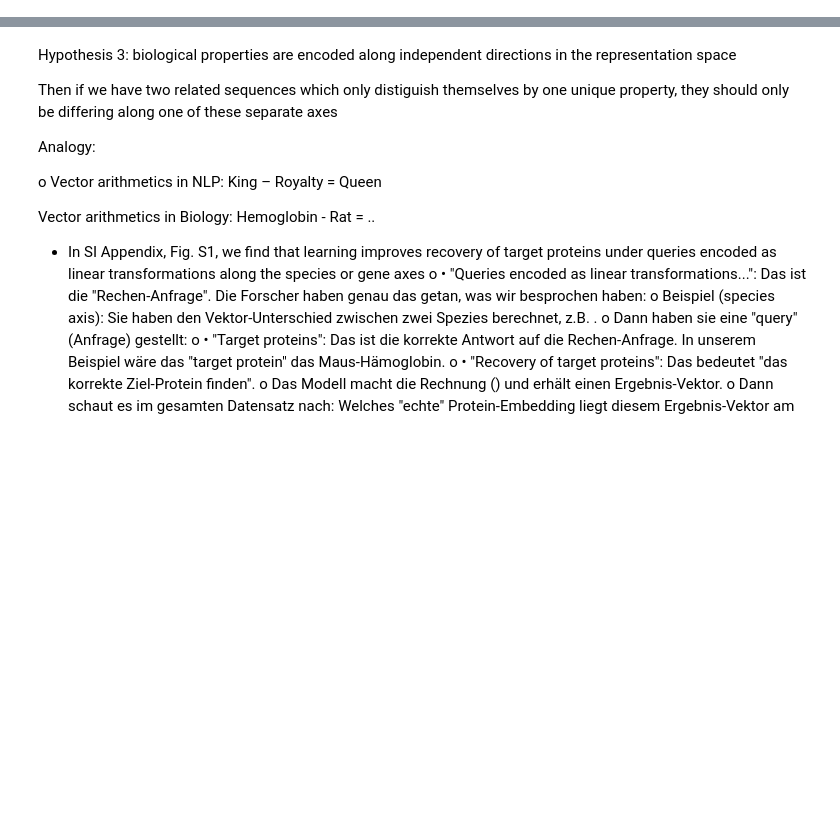
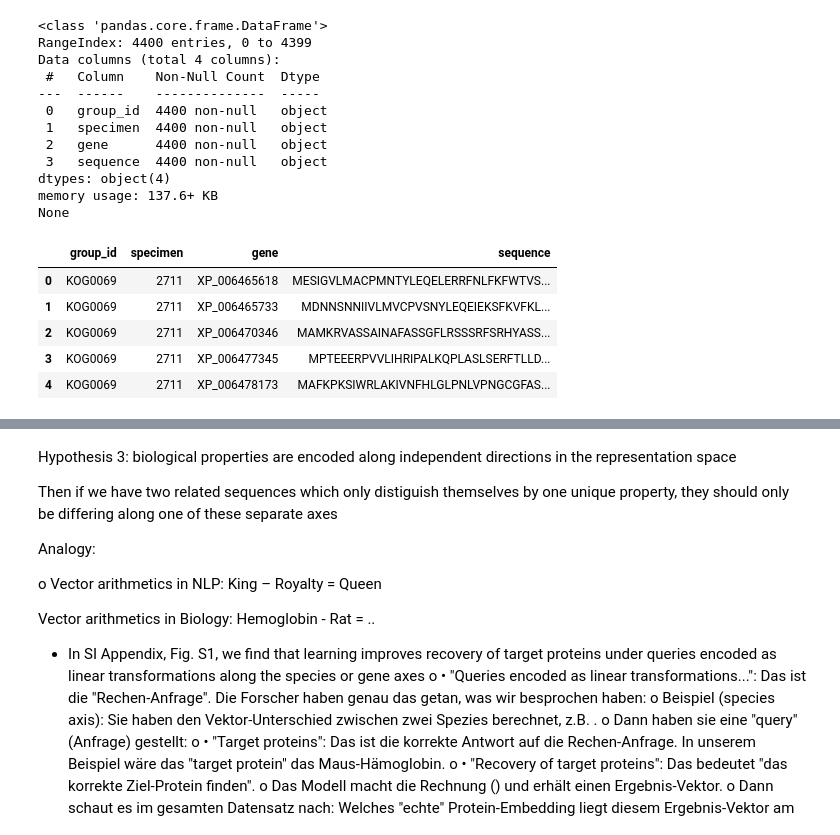
Before and after one commit to dgloukhman/unsupervised-learning-in-biology, a Jupyter notebook: experiments/Experiment_2.ipynb, the cells around one changed output, grey strips where cells are left out. Drawn from its saved outputs; the diff is of its cells as text; code cells hidden in the pictures; blank space fills up the shorter version.

```diff
--- a/experiments/Experiment_2.ipynb
+++ b/experiments/Experiment_2.ipynb
@@ -107,0 +40,60 @@ Anzahl geladener Sequenzen: 34
+# %%
+# These are Eukaryotic Orthologous Groups (KOGs) for key proteins.
+orthologous_groups = [
+    "KOG0069",  #Enolase (Housekeeping, meist Single-Copy -> saubere Punkte)
+    "KOG0100", # HSP90 (Referenz aus dem Paper Fig. 7, strukturell interessant)
+    "KOG3889", #, Hämoglobin Beta (Zeigt gut die Evolution Vögel vs. Säuger)
+    "KOG2064" # Calmodulin (Referenz aus Paper Fig. 7, sehr konserviert)
+]
+
+data = []
+
+for group in orthologous_groups:
+    url = f"http://eggnogapi5.embl.de/nog_data/json/fasta/{group}"
+
+    # print(url)
+
+    # When adding a try except block we ensure that the program continues even if a request fails
+    try:
+        response = requests.get(url)
+
+        fasta_content = response.json().get('fasta', '')
+
+        for item in fasta_content.split('>')[1:]:
+
+            # print(f"specimen: {item.split('.')[0]}")
+            # print(f"gene: {item.splitlines()[0].split('.')[1]}")
+            # print(f"sequence: {item.splitlines()[1]}")
+
+            data.append({
+                "group_id": group,
+                "specimen": item.split('.')[0],
+                "gene": item.splitlines()[0].split('.')[1],
+                "sequence": item.splitlines()[1]
+            })
+
+    except Exception as e:
+        print(f"Error {group}: {e}")
+# %%
+data_df= pd.DataFrame(data)
+print(data_df.info())
+data_df.head()
+# %% [output]
+<class 'pandas.core.frame.DataFrame'>
+RangeIndex: 4400 entries, 0 to 4399
+Data columns (total 4 columns):
+ #   Column    Non-Null Count  Dtype
+---  ------    --------------  -----
+ 0   group_id  4400 non-null   object
+ 1   specimen  4400 non-null   object
+ 2   gene      4400 non-null   object
+ 3   sequence  4400 non-null   object
+dtypes: object(4)
+memory usage: 137.6+ KB
+None
+|  | group_id | specimen | gene | sequence |
+| 0 | KOG0069 | 2711 | XP_006465618 | MESIGVLMACPMNTYLEQELERRFNLFKFWTVS... |
+| 1 | KOG0069 | 2711 | XP_006465733 | MDNNSNNIIVLMVCPVSNYLEQEIEKSFKVFKL... |
+| 2 | KOG0069 | 2711 | XP_006470346 | MAMKRVASSAINAFASSGFLRSSSRFSRHYASS... |
+| 3 | KOG0069 | 2711 | XP_006477345 | MPTEEERPVVLIHRIPALKQPLASLSERFTLLD... |
+| 4 | KOG0069 | 2711 | XP_006478173 | MAFKPKSIWRLAKIVNFHLGLPNLVPNGCGFAS... |
```
Also changed, not shown: parts of 30 cells of this notebook, 4 other files.
